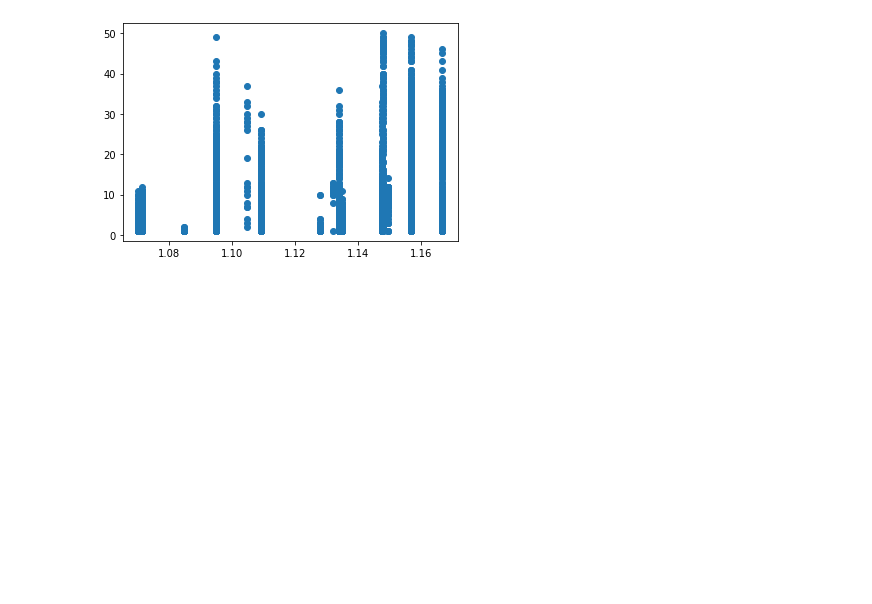
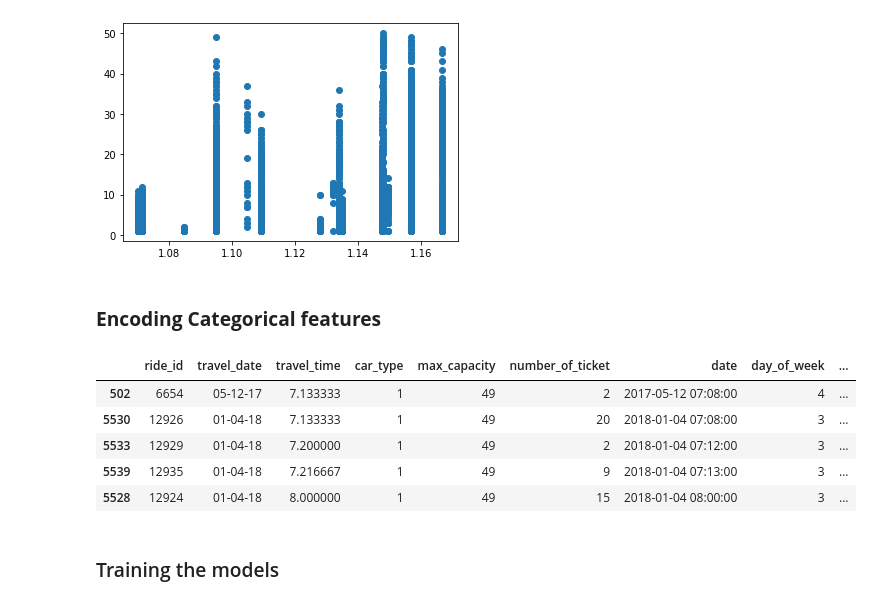
Before and after one commit to Ashwinprocodes/ML-regression-capstone-project, a Jupyter notebook: ML_regression_Demand_Prediction_for_Public_Transport_Capstone_Project.ipynb, the cells around one changed output. Drawn from its saved outputs; the diff is of its cells as text; code cells hidden in the pictures; blank space fills up the shorter version.

```diff
--- a/ML_regression_Demand_Prediction_for_Public_Transport_Capstone_Project.ipynb
+++ b/ML_regression_Demand_Prediction_for_Public_Transport_Capstone_Project.ipynb
@@ -582,3 +582,21 @@ data["minute_arrived_date"]=data["arrival_date"].dt.minute
 del data["Date_of_traveling_from_origin"],data["arrival_date"]
 data["is_rush_hour"]=0
 data.loc[data.hod_arrived_date.between(7,17),"is_rush_hour"]=1
+# %% [markdown]
+### **Encoding Categorical features**
+# %%
+from sklearn import preprocessing #Import LabelEncoder
+data = pd.get_dummies(data, columns=['travel_from','day_of_month','month'])
+label_enc = {'Bus':1,'shuttle':0}
+data.replace(label_enc,inplace=True)
+# %%
+data.head()
+# %% [output]
+|  | ride_id | travel_date | travel_time | car_type | max_capacity | number_of_ticket | date | day_of_week | ... |
+| 502 | 6654 | 05-12-17 | 7.133333 | 1 | 49 | 2 | 2017-05-12 07:08:00 | 4 | ... |
+| 5530 | 12926 | 01-04-18 | 7.133333 | 1 | 49 | 20 | 2018-01-04 07:08:00 | 3 | ... |
+| 5533 | 12929 | 01-04-18 | 7.200000 | 1 | 49 | 2 | 2018-01-04 07:12:00 | 3 | ... |
+| 5539 | 12935 | 01-04-18 | 7.216667 | 1 | 49 | 9 | 2018-01-04 07:13:00 | 3 | ... |
+| 5528 | 12924 | 01-04-18 | 8.000000 | 1 | 49 | 15 | 2018-01-04 08:00:00 | 3 | ... |
+# %% [markdown]
+### Training the models
```
